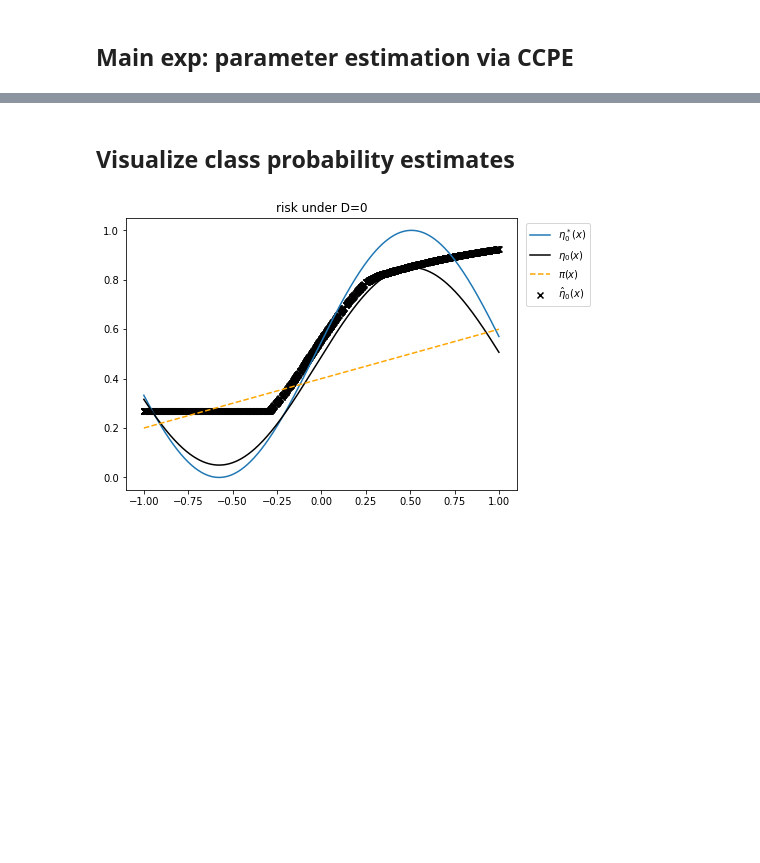
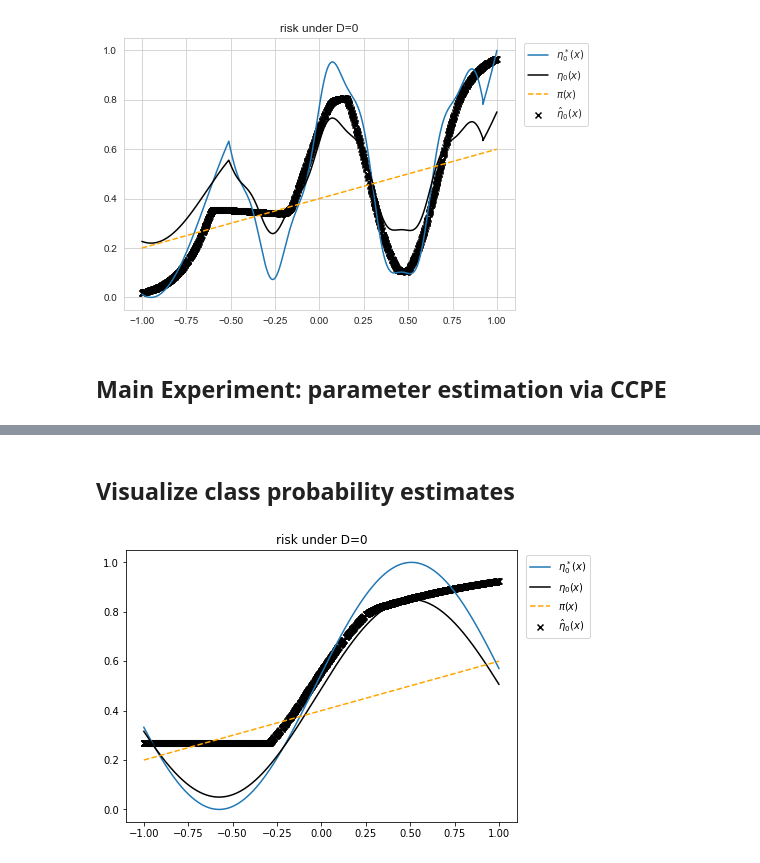
Before and after one commit to lguerdan/counterfactual-decision-support, a Jupyter notebook: experiments.ipynb, the cells around one changed output, grey strips where cells are left out. Cells and saved outputs as stored; diff of their text form; code cells hidden in the pictures; blank space fills up the shorter version.

```diff
--- a/experiments.ipynb
+++ b/experiments.ipynb
@@ -37,11 +53,12 @@ viz_ccpe_estimates(expdf, debug_info, params, do, Y0_PDF, Y1_PDF, PI_PDF)
 # %%
-Y0_PDF = 'sinusoid'
+Y0_PDF = 'piecewise_sinusoid'
 Y1_PDF = 'low_base_rate_sinusoid'
 PI_PDF = 'linear'
 
 # Example code invoking experiemnt setup functions
 expdf, error_params = generate_syn_data(
     NS=5000,
+    K=1,
     y0_pdf=Y0_PDF,
     y1_pdf=Y1_PDF,
     pi_pdf=PI_PDF,
@@ -100,2 +357,12 @@ plt.xticks(rotation=30)
+# %%
+do=0
+debug_info = {
+    'val_x': results2['x'],
+    'val_py': results2['py_hat']
+}
+viz_ccpe_estimates(expdf, debug_info, error_params[f'alpha_{do}'][0],
+                   error_params[f'beta_{do}'][0], do, Y0_PDF, Y1_PDF, PI_PDF)
+# %% [output]
+[figure, added]
 # %% [markdown]
-## Main exp: parameter estimation via CCPE
+## Main Experiment: parameter estimation via CCPE
```
Also changed, not shown: parts of 27 cells of this notebook, 6 other files.
